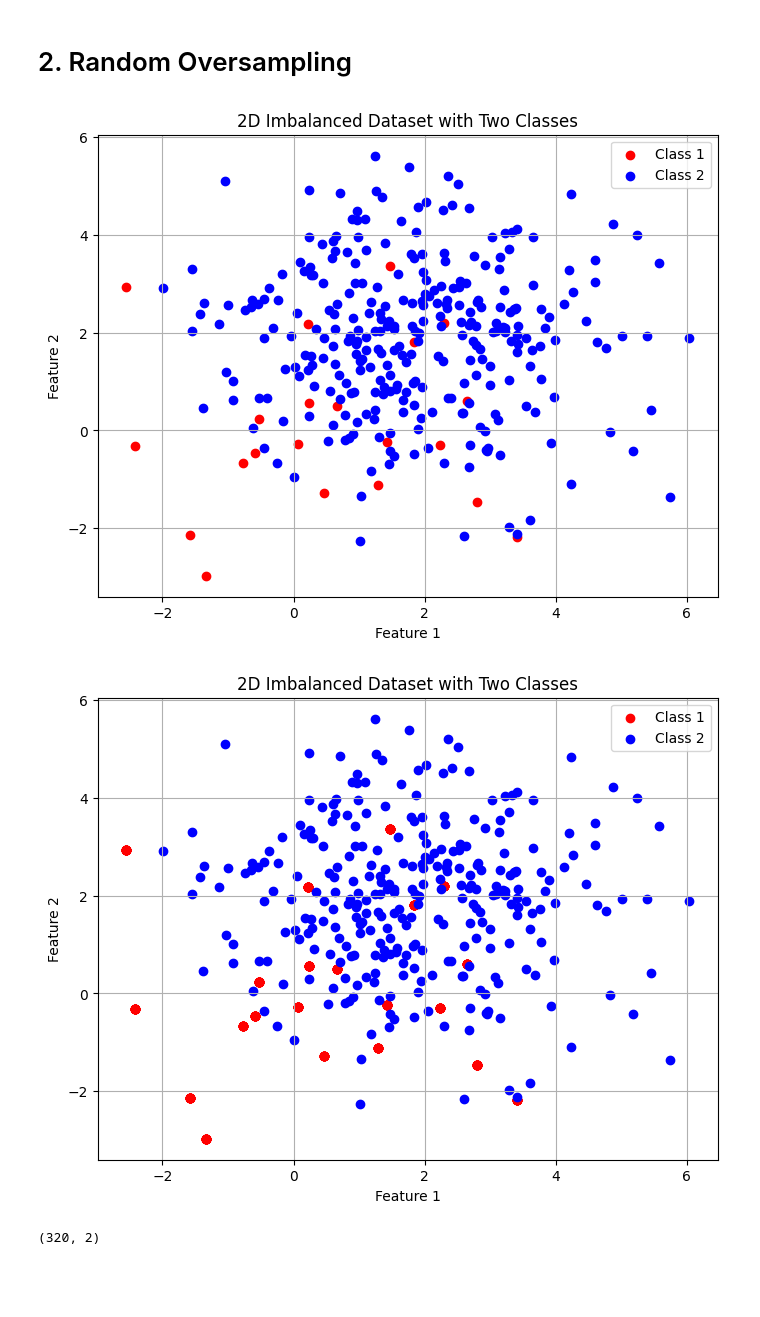
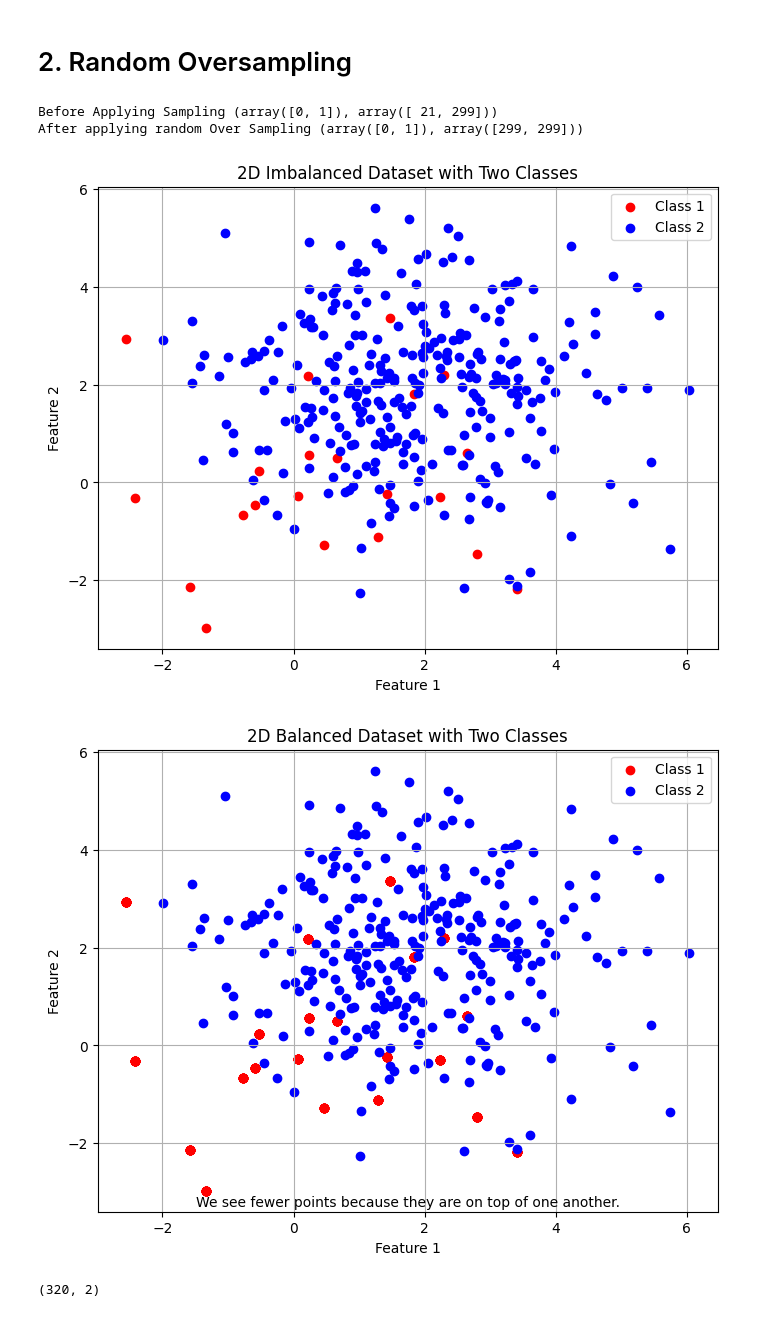
Before and after one commit to Piyushjain-572/EDA_and_Feature_Engineering, a Jupyter notebook: 13. Handling Imbalanced Data.ipynb, the cells around one changed output. Saved outputs shown, nothing was run; the diff lists cells and outputs as text; code cells hidden in the pictures; blank space fills up the shorter version.

Commit message:
Handling Imbalanced Data

```diff
--- a/13. Handling Imbalanced Data.ipynb
+++ b/13. Handling Imbalanced Data.ipynb
@@ -230,35 +229,41 @@ from imblearn.over_sampling import RandomOverSampler
 
 # Split dataset into training and testing sets
 X_train, X_test, y_train, y_test = train_test_split(X, y, test_size=0.2, random_state=42)
 
+print('Before Applying Sampling',np.unique(y_train,return_counts=True))
+
 # Applying Random Over Sampling
 ros = RandomOverSampler(random_state=42)
 X_resampled, y_resampled = ros.fit_resample(X_train, y_train)
+print('After applying random Over Sampling',np.unique(y_resampled,return_counts=True))
 
 # Plotting
 plt.figure(figsize=(8, 6))
 plt.scatter(X_train[y_train == 0][:, 0], X_train[y_train == 0][:, 1], color='red', label='Class 1')
 plt.scatter(X_train[y_train == 1][:, 0], X_train[y_train == 1][:, 1], color='blue', label='Class 2')
 plt.title('2D Imbalanced Dataset with Two Classes')
 plt.xlabel('Feature 1')
 plt.ylabel('Feature 2')
 plt.legend()
 plt.grid(True)
 plt.show()
 
 # Plotting
 plt.figure(figsize=(8, 6))
 plt.scatter(X_resampled[y_resampled == 0][:, 0], X_resampled[y_resampled == 0][:, 1], color='red', label='Class 1')
 plt.scatter(X_resampled[y_resampled == 1][:, 0], X_resampled[y_resampled == 1][:, 1], color='blue', label='Class 2')
-plt.title('2D Imbalanced Dataset with Two Classes')
+plt.title('2D Balanced Dataset with Two Classes')
+plt.text(0.5, 0.005, 'We see fewer points because they are on top of one another.', ha='center', va='bottom', fontsize=10, transform=plt.gca().transAxes)
 plt.xlabel('Feature 1')
 plt.ylabel('Feature 2')
 plt.legend()
 plt.grid(True)
 plt.show()
 # %% [output]
+Before Applying Sampling (array([0, 1]), array([ 21, 299]))
+After applying random Over Sampling (array([0, 1]), array([299, 299]))
 [figure]
-[figure, old version]
+[figure, new version]
 # %%
 X_train.shape
 # %% [output]
```
Also changed, not shown: parts of 7 cells of this notebook.
